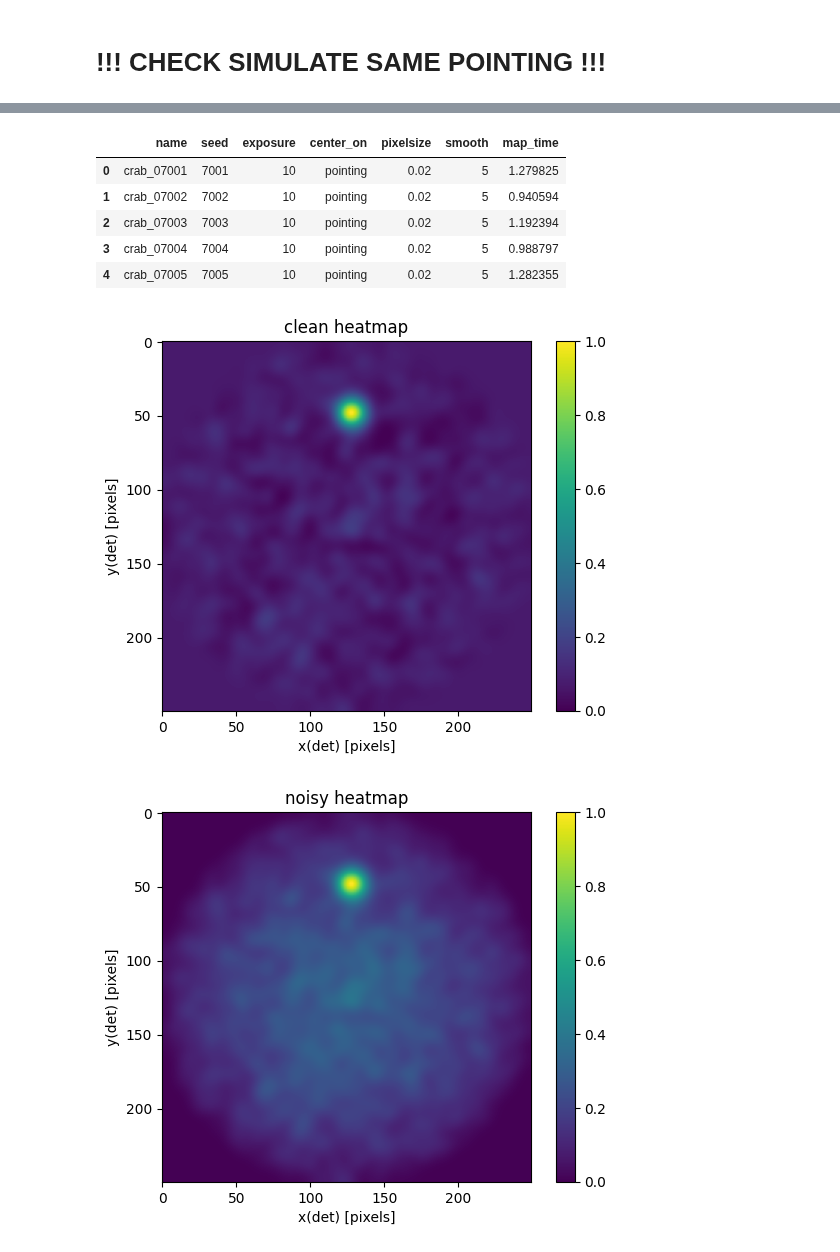
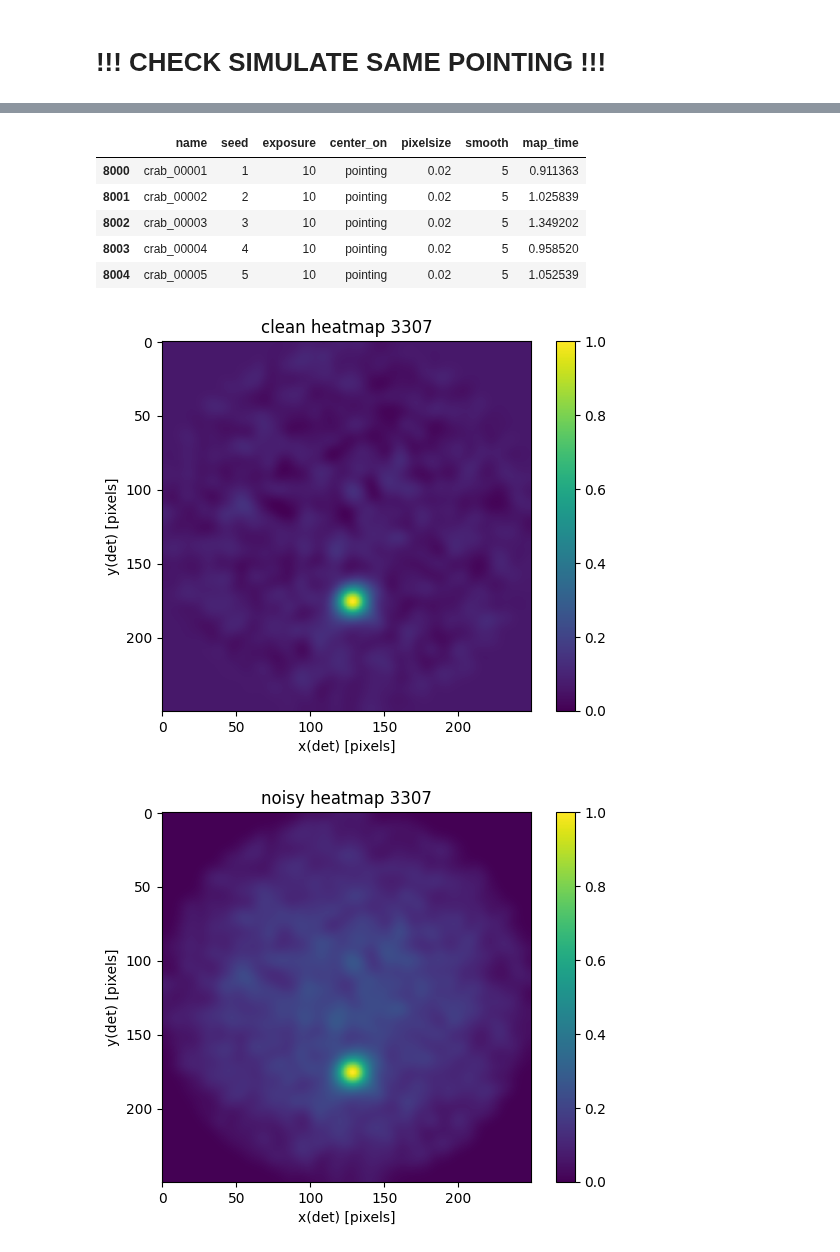
Before and after one commit to ambra-dipiano/astroAI, a Jupyter notebook: astroai/notebooks/cnn-cleaner.ipynb, the cells around one changed output, grey strips where cells are left out. Drawn from its saved outputs; the diff is of its cells as text; code cells hidden in the pictures.

```diff
--- a/astroai/notebooks/cnn-cleaner.ipynb
+++ b/astroai/notebooks/cnn-cleaner.ipynb
@@ -49,19 +49,19 @@ sim_data.head()
 # %%
-map_data = pd.read_csv(map_info, sep=' ', header=0)
+map_data = pd.read_csv(map_info, sep=' ', header=0).sort_values(by=['seed'])
 map_data.head()
 # %% [output]
 |  | name | seed | exposure | center_on | pixelsize | smooth | map_time |
-| 0 | crab_07001 | 7001 | 10 | pointing | 0.02 | 5 | 1.279825 |
-| 1 | crab_07002 | 7002 | 10 | pointing | 0.02 | 5 | 0.940594 |
-| 2 | crab_07003 | 7003 | 10 | pointing | 0.02 | 5 | 1.192394 |
-| 3 | crab_07004 | 7004 | 10 | pointing | 0.02 | 5 | 0.988797 |
-| 4 | crab_07005 | 7005 | 10 | pointing | 0.02 | 5 | 1.282355 |
+| 8000 | crab_00001 | 1 | 10 | pointing | 0.02 | 5 | 0.911363 |
+| 8001 | crab_00002 | 2 | 10 | pointing | 0.02 | 5 | 1.025839 |
+| 8002 | crab_00003 | 3 | 10 | pointing | 0.02 | 5 | 1.349202 |
+| 8003 | crab_00004 | 4 | 10 | pointing | 0.02 | 5 | 0.958520 |
+| 8004 | crab_00005 | 5 | 10 | pointing | 0.02 | 5 | 1.052539 |
 # %%
 from astroai.tools.utils import plot_heatmap
 
-idx = 10
-plot_heatmap(train_clean[idx], title=f'clean heatmap', show=True, save=False, save_name=None)
-plot_heatmap(train_noisy[idx], title=f'noisy heatmap', show=True, save=False, save_name=None)
+idx = np.random.choice(range(len(train_clean)))
+plot_heatmap(train_clean[idx], title=f'clean heatmap {idx}', show=True, save=False, save_name=None)
+plot_heatmap(train_noisy[idx], title=f'noisy heatmap {idx}', show=True, save=False, save_name=None)
 # %% [output]
-[figure, old version]
+[figure, new version]
-[figure, old version]
+[figure, new version]
```
Also changed, not shown: parts of 9 cells of this notebook.
